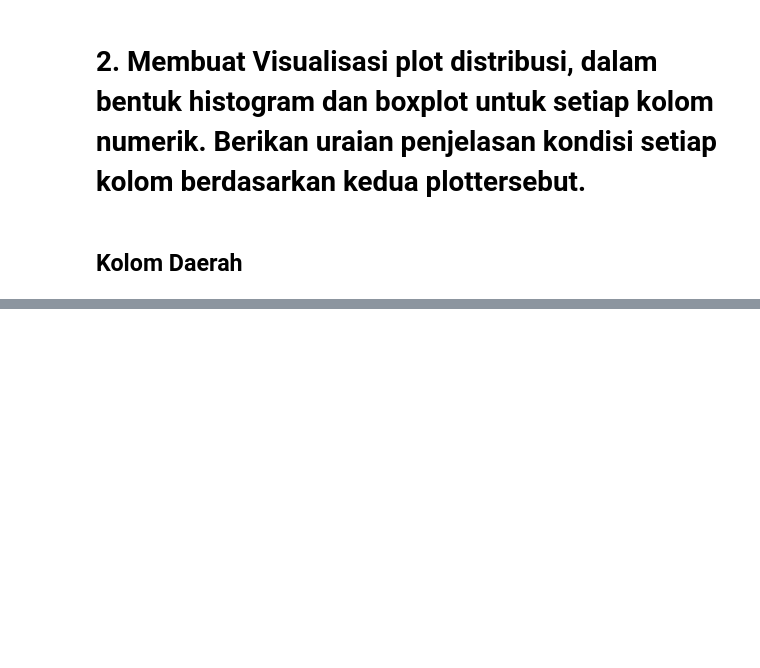
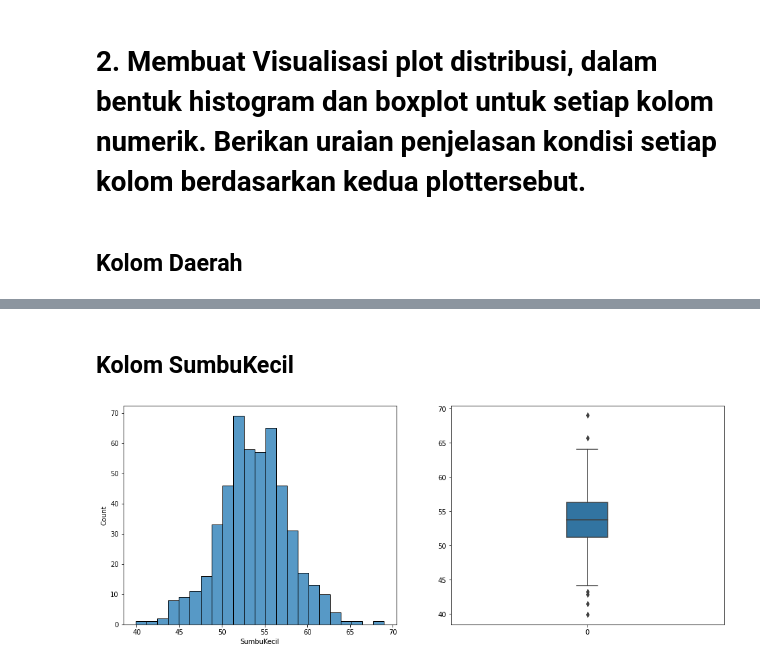
Before and after one commit to reymyr/Hypothesis-Testing, a Jupyter notebook: Tubes.ipynb, the cells around one changed output, grey strips where cells are left out. Cells and saved outputs as stored; diff of their text form; code cells hidden in the pictures; blank space fills up the shorter version.

```diff
--- a/Tubes.ipynb
+++ b/Tubes.ipynb
@@ -182,0 +194,6 @@ yang dikaitkan dengan histogram plot
+# %% [markdown]
+## Kolom SumbuKecil
+# %%
+drawHistAndBoxplot(df["SumbuKecil"])
+# %% [output]
+[figure, added]
```
Also changed, not shown: parts of 54 cells of this notebook.
